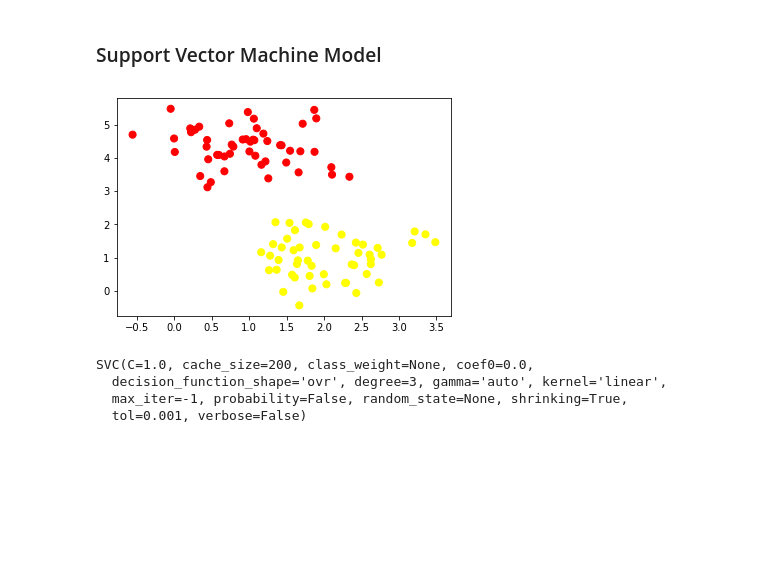
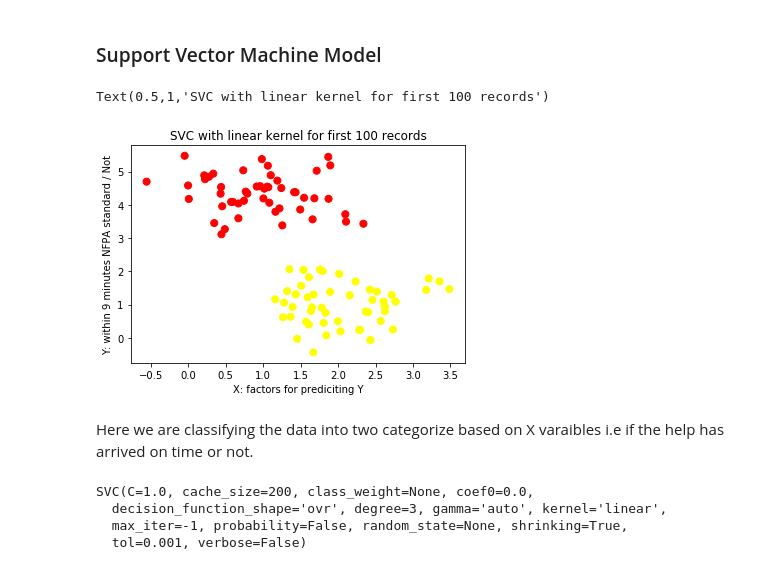
Before and after one commit to ecantu75/DataMining-MiniProj, a Jupyter notebook: MSDS_7331_MiniProject_1.ipynb, the cells around one changed output. Saved outputs shown, nothing was run; the diff lists cells and outputs as text; code cells hidden in the pictures; blank space fills up the shorter version.

```diff
--- a/MSDS_7331_MiniProject_1.ipynb
+++ b/MSDS_7331_MiniProject_1.ipynb
@@ -626,12 +626,18 @@ X_test_scaled = scl_obj.transform(X_test)
 # %%
 # A case of a simple classification task, in which the two classes of points are well separated:
 
 from sklearn.datasets.samples_generator import make_blobs
 X1, y1 = make_blobs(n_samples=100, centers=2,
                   random_state=0, cluster_std=0.60)
 plt.scatter(X1[:, 0], X1[:, 1], c=y1, s=50, cmap='autumn');
+plt.xlabel('X: factors for prediciting Y')
+plt.ylabel('Y: within 9 minutes NFPA standard / Not')
+plt.title('SVC with linear kernel for first 100 records')
 # %% [output]
+Text(0.5,1,'SVC with linear kernel for first 100 records')
-[figure, old version]
+[figure, new version]
+# %% [markdown]
+Here we are classifying the data into two categorize based on X varaibles i.e if the help has arrived on time or not.
 # %%
 
 # lets investigate SVMs on the data and play with the parameters and kernels
```
Also changed, not shown: parts of 2 cells of this notebook.
